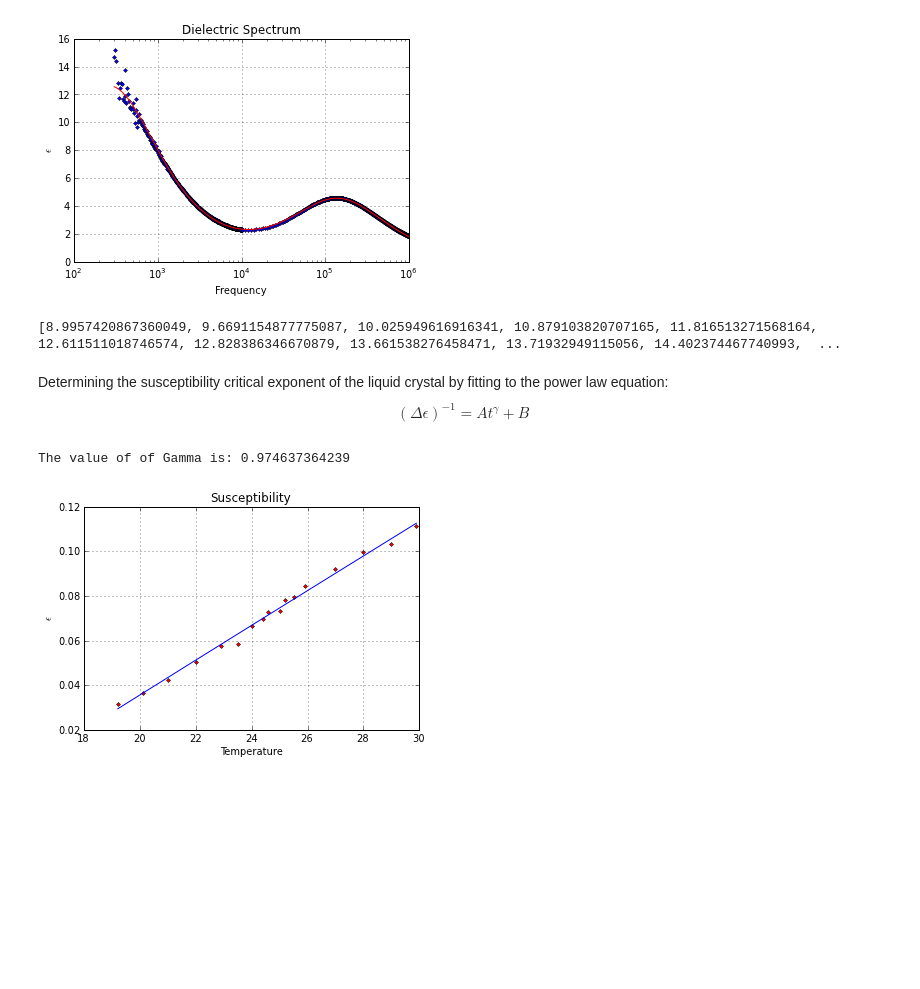
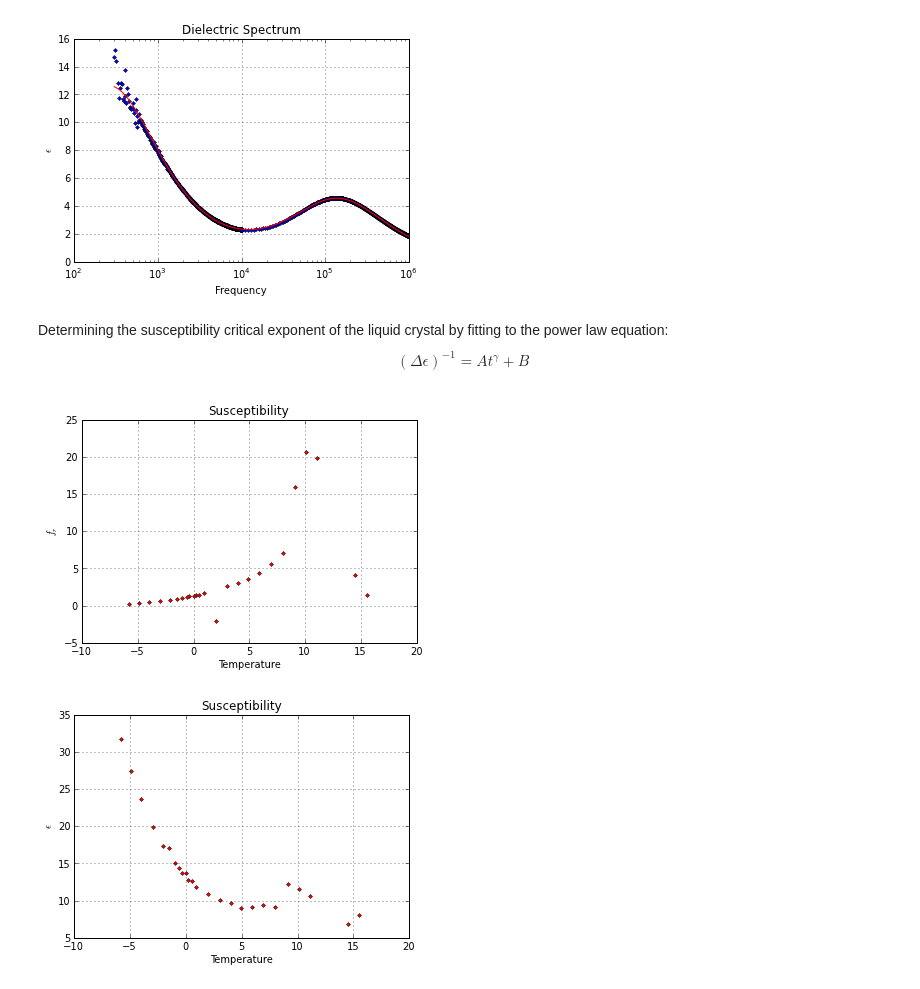
Before and after one commit to Zsailer/calpolythesis, a Jupyter notebook: notebooks/Analysis II - Determining LC susceptibility in AC Field.ipynb, the cells around one changed output. Drawn from its saved outputs; the diff is of its cells as text; code cells hidden in the pictures; blank space fills up the shorter version.

```diff
--- a/notebooks/Analysis II - Determining LC susceptibility in AC Field.ipynb
+++ b/notebooks/Analysis II - Determining LC susceptibility in AC Field.ipynb
@@ -611,36 +611,49 @@ Beta: 0.869369951261
 G_low_frequency: 0.0
 [figure]
 # %%
-#epsilon = [popt1[1],popt2[1],popt3[1],popt4[1],popt5[1],popt6[1],popt7[1],popt8[1],
-epsilon = [popt9[1], popt10[1],popt11[1],popt12[1],popt13[1],popt14[1],popt15[1],popt16[1],popt17[1],popt18[1],
+epsilon = [popt1[1],popt2[1],popt3[1],popt4[1],popt5[1],popt6[1],popt7[1],popt8[1],
+            popt9[1], popt10[1],popt11[1],popt12[1],popt13[1],popt14[1],popt15[1],popt16[1],popt17[1],popt18[1],
             popt19[1],popt20[1],popt21[1],popt22[1],popt23[1],popt24[1],popt25[1]]
+
+reson = [popt1[2],popt2[2],popt3[2],popt4[2],popt5[2],popt6[2],popt7[2],popt8[2],
+            popt9[2], popt10[2],popt11[2],popt12[2],popt13[2],popt14[2],popt15[2],popt16[2],popt17[2],popt18[2],
+            popt19[2],popt20[2],popt21[2],popt22[2],popt23[2],popt24[2],popt25[2]]
+
+temperature =  [40.5, 39.5, 36.1, 35.1, 34.1, 33, 31.9, 30.9,
+                29.9, 29, 28, 27, 25.9, 25.5, 25.2,
+               25, 24.6, 24.4, 24, 23.5, 22.9, 22, 21, 20.1, 19.2]
+T = temperature
 for i in range(0,len(epsilon),1):
-    epsilon[i]=epsilon[i]**(-1)
-
-#temperature =  [40.5, 39.5, 36.1, 35.1, 34.1, 33, 31.9, 30.9,
-temperature = [29.9, 29, 28, 27, 25.9, 25.5, 25.2,
-               25, 24.6, 24.4, 24, 23.5, 22.9, 22, 21, 20.1, 19.2]
+    epsilon[i]=epsilon[i]**(1)
+    T[i] = T[i]-25
+    reson[i] = reson[i]/1000
-# %% [output]
-[8.9957420867360049, 9.6691154877775087, 10.025949616916341, 10.879103820707165, 11.816513271568164, 12.611511018746574, 12.828386346670879, 13.661538276458471, 13.71932949115056, 14.402374467740993,  ...
 # %% [markdown]
 Determining the susceptibility critical exponent of the liquid crystal by fitting to the power law equation:
     $$ (\Delta \epsilon)^{-1} = A t ^{\gamma} + B $$
 # %%
 def susc_func(x,A,B,gamma):
     s = A*x**gamma + B
     return s
 
-susc, l = spo.curve_fit(susc_func, temperature,epsilon, p0=[0,0,1])
-print "The value of of Gamma is: " + str(susc[2])
-fittedmodel = susc_func(temperature, susc[0],susc[1],susc[2])
+#susc, l = spo.curve_fit(susc_func, temperature,epsilon, p0=[0,0,-1])
+#print "The value of of Gamma is: " + str(susc[2])
+#fittedmodel = susc_func(temperature, susc[0],susc[1],susc[2])
 
-plt.figure()
-plot(temperature,epsilon,'r.')
-plot(temperature,fittedmodel,'b')
+plt.figure(1)
+plot(T,reson,'r.')
+#plot(T,fittedmodel,'b')
+xlabel('Temperature')
+ylabel('$f_{r}$')
+title('Susceptibility')
+grid()
+
+plt.figure(2)
+plot(T,epsilon,'r.')
+#plot(T,fittedmodel,'b')
 xlabel('Temperature')
 ylabel('$\epsilon$')
 title('Susceptibility')
 grid()
 # %% [output]
-The value of of Gamma is: 0.974637364239
-[figure, old version]
+[figure, new version]
+[figure, added]
```
Also changed, not shown: 2 other files.
